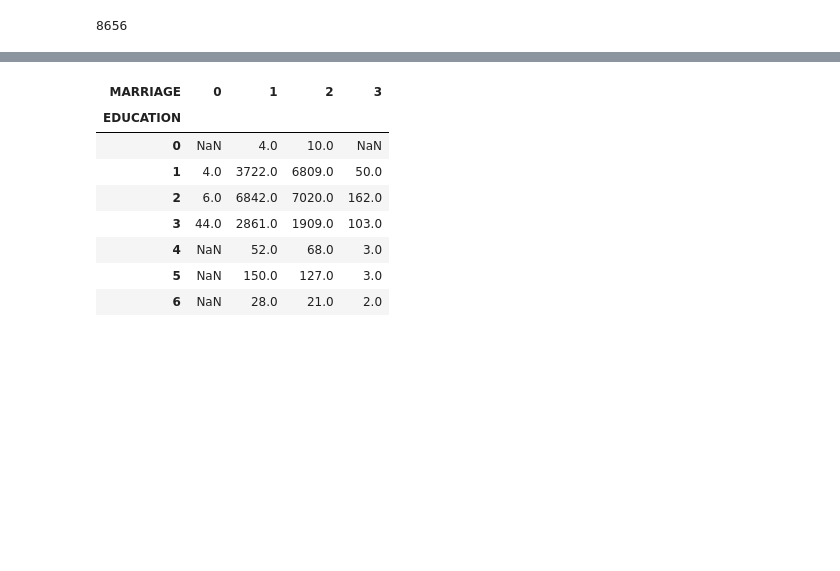
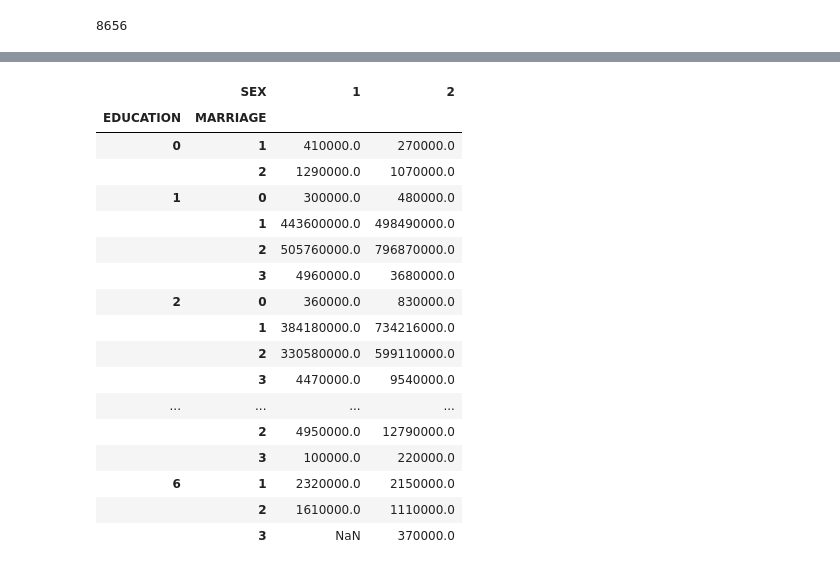
Before and after one commit to andrew-kh/sfml, a Jupyter notebook: Lesson 1 HW/hw1-task.ipynb, the cells around one changed output, grey strips where cells are left out. Cells and saved outputs as stored; diff of their text form; code cells hidden in the pictures; blank space fills up the shorter version.

```diff
--- a/Lesson 1 HW/hw1-task.ipynb
+++ b/Lesson 1 HW/hw1-task.ipynb
@@ -111,18 +137,28 @@ df[[col for col in df.columns if col not in exemptions]].groupby('default.paymen
 # %%
 # (5) постройте сводную таблицу (pivot table) по SEX, EDUCATION, MARRIAGE
 
-
-df.pivot_table('SEX', 'EDUCATION', 'MARRIAGE', 'count')
+import numpy as np
+table = pd.pivot_table(df, values='LIMIT_BAL', index=['EDUCATION', 'MARRIAGE'], columns=['SEX'], aggfunc=np.sum)
+table
 # %% [output]
-| MARRIAGE | 0 | 1 | 2 | 3 |
-| EDUCATION |  |  |  |  |
-| 0 | NaN | 4.0 | 10.0 | NaN |
-| 1 | 4.0 | 3722.0 | 6809.0 | 50.0 |
-| 2 | 6.0 | 6842.0 | 7020.0 | 162.0 |
-| 3 | 44.0 | 2861.0 | 1909.0 | 103.0 |
-| 4 | NaN | 52.0 | 68.0 | 3.0 |
-| 5 | NaN | 150.0 | 127.0 | 3.0 |
-| 6 | NaN | 28.0 | 21.0 | 2.0 |
+|  | SEX | 1 | 2 |
+| EDUCATION | MARRIAGE |  |  |
+| 0 | 1 | 410000.0 | 270000.0 |
+|  | 2 | 1290000.0 | 1070000.0 |
+| 1 | 0 | 300000.0 | 480000.0 |
+|  | 1 | 443600000.0 | 498490000.0 |
+|  | 2 | 505760000.0 | 796870000.0 |
+|  | 3 | 4960000.0 | 3680000.0 |
+| 2 | 0 | 360000.0 | 830000.0 |
+|  | 1 | 384180000.0 | 734216000.0 |
+|  | 2 | 330580000.0 | 599110000.0 |
+|  | 3 | 4470000.0 | 9540000.0 |
+| ... | ... | ... | ... |
+|  | 2 | 4950000.0 | 12790000.0 |
+|  | 3 | 100000.0 | 220000.0 |
+| 6 | 1 | 2320000.0 | 2150000.0 |
+|  | 2 | 1610000.0 | 1110000.0 |
+|  | 3 | NaN | 370000.0 |
 # %%
 # (6) Создать новый строковый столбец в data frame-е, который:
 # принимает значение A, если значение LIMIT_BAL <=10000
```
Also changed, not shown: parts of 17 cells of this notebook.
